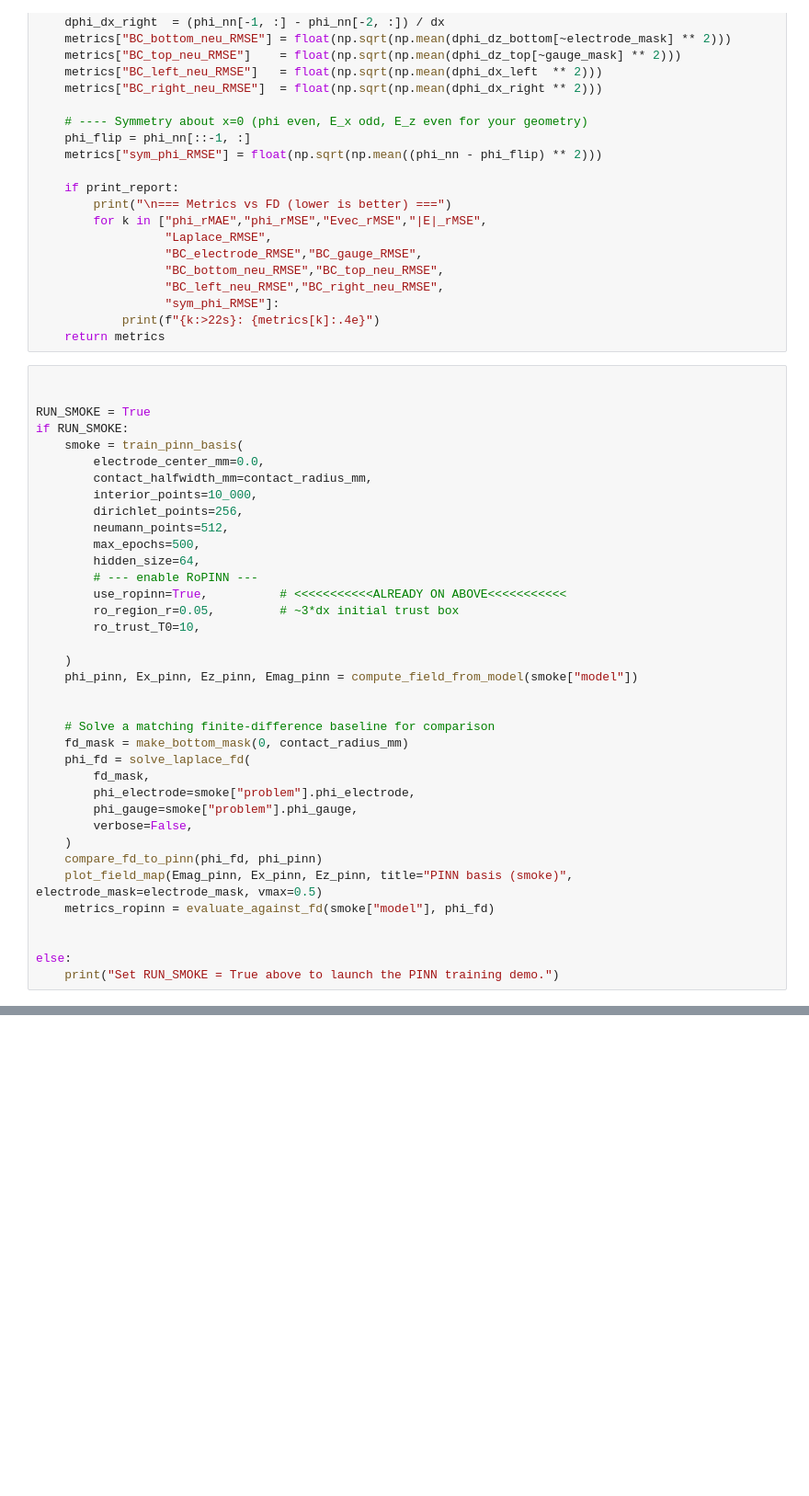
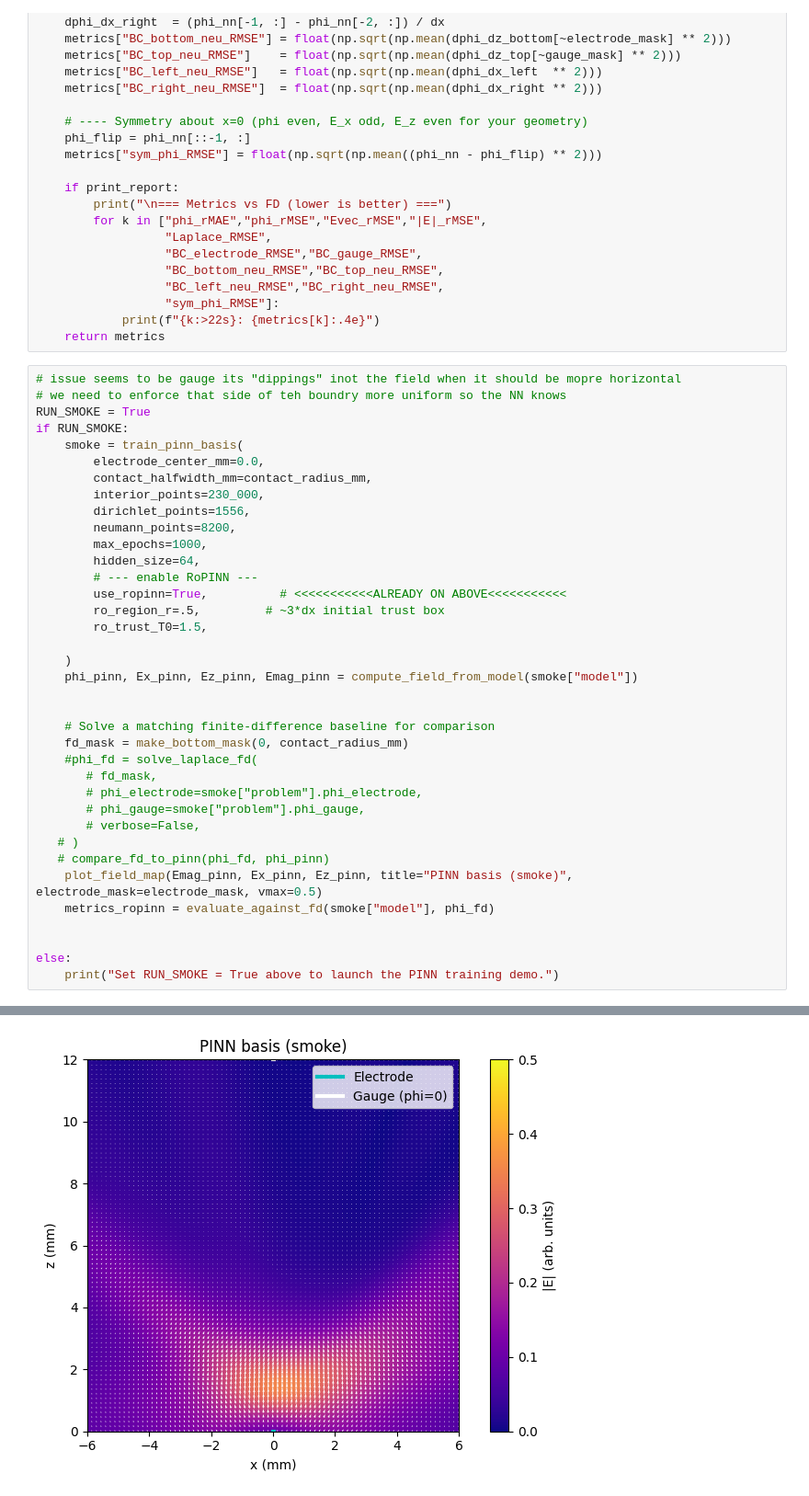
Before and after one commit to mnxbioe/BME_Capstone_UH_2025, a Jupyter notebook: notebooks/Tower_A_2D_Demo/TowerADemo_v0.1.ipynb, the cells around one changed output, grey strips where cells are left out. Shown at 92% size. Drawn from its saved outputs; the diff is of its cells as text; blank space fills up the shorter version.

```diff
--- a/notebooks/Tower_A_2D_Demo/TowerADemo_v0.1.ipynb
+++ b/notebooks/Tower_A_2D_Demo/TowerADemo_v0.1.ipynb
@@ -762,22 +762,22 @@ def evaluate_against_fd(model, phi_fd, *, print_report=True):
             print(f"{k:>22s}: {metrics[k]:.4e}")
     return metrics
 # %%
-
-
+# issue seems to be gauge its "dippings" inot the field when it should be mopre horizontal
+# we need to enforce that side of teh boundry more uniform so the NN knows
 RUN_SMOKE = True
 if RUN_SMOKE:
     smoke = train_pinn_basis(
         electrode_center_mm=0.0,
         contact_halfwidth_mm=contact_radius_mm,
-        interior_points=10_000,
-        dirichlet_points=256,
-        neumann_points=512,
-        max_epochs=500,
+        interior_points=230_000,
+        dirichlet_points=1556,
+        neumann_points=8200,
+        max_epochs=1000,
         hidden_size=64,
         # --- enable RoPINN ---
         use_ropinn=True,          # <<<<<<<<<<<ALREADY ON ABOVE<<<<<<<<<<<
-        ro_region_r=0.05,         # ~3*dx initial trust box
-        ro_trust_T0=10,
+        ro_region_r=.5,         # ~3*dx initial trust box
+        ro_trust_T0=1.5,
 
     )
     phi_pinn, Ex_pinn, Ez_pinn, Emag_pinn = compute_field_from_model(smoke["model"])
@@ -785,13 +785,13 @@ if RUN_SMOKE:
 
     # Solve a matching finite-difference baseline for comparison
     fd_mask = make_bottom_mask(0, contact_radius_mm)
-    phi_fd = solve_laplace_fd(
-        fd_mask,
-        phi_electrode=smoke["problem"].phi_electrode,
-        phi_gauge=smoke["problem"].phi_gauge,
-        verbose=False,
-    )
-    compare_fd_to_pinn(phi_fd, phi_pinn)
+    #phi_fd = solve_laplace_fd(
+       # fd_mask,
+       # phi_electrode=smoke["problem"].phi_electrode,
+       # phi_gauge=smoke["problem"].phi_gauge,
+       # verbose=False,
+   # )
+   # compare_fd_to_pinn(phi_fd, phi_pinn)
     plot_field_map(Emag_pinn, Ex_pinn, Ez_pinn, title="PINN basis (smoke)", electrode_mask=electrode_mask, vmax=0.5)
     metrics_ropinn = evaluate_against_fd(smoke["model"], phi_fd)
 
@@ -820,0 +821 @@ LOCAL_RANK: 0 - CUDA_VISIBLE_DEVICES: [0]
+[figure, new version]
```
Also changed, not shown: parts of 4 cells of this notebook, 5 other files.
